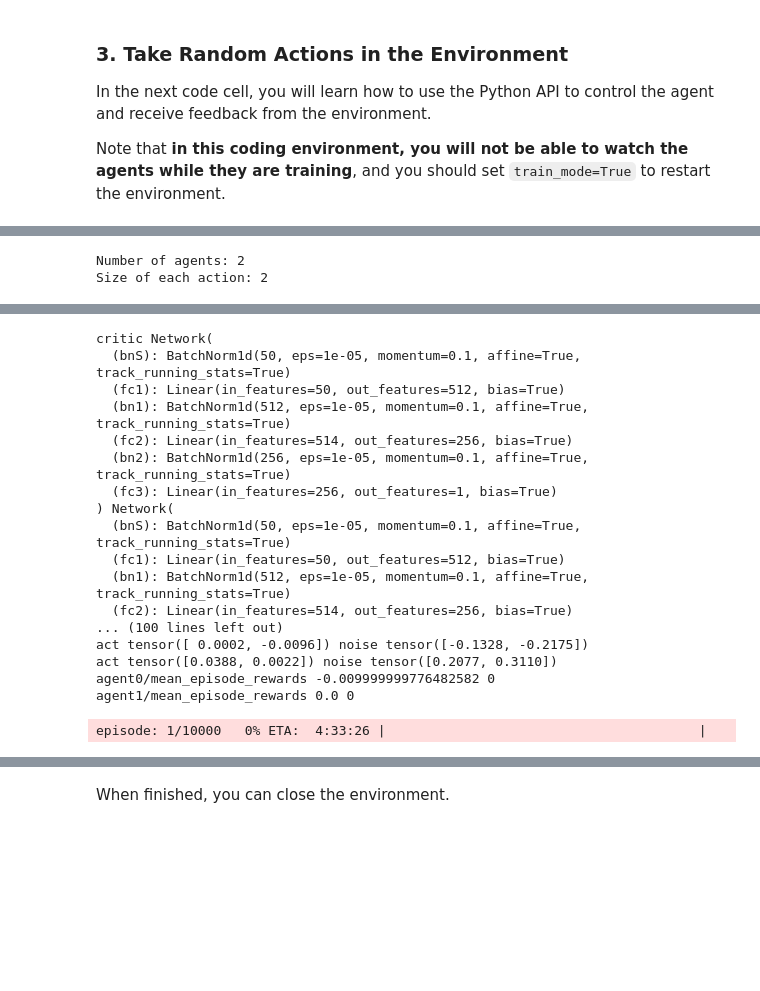
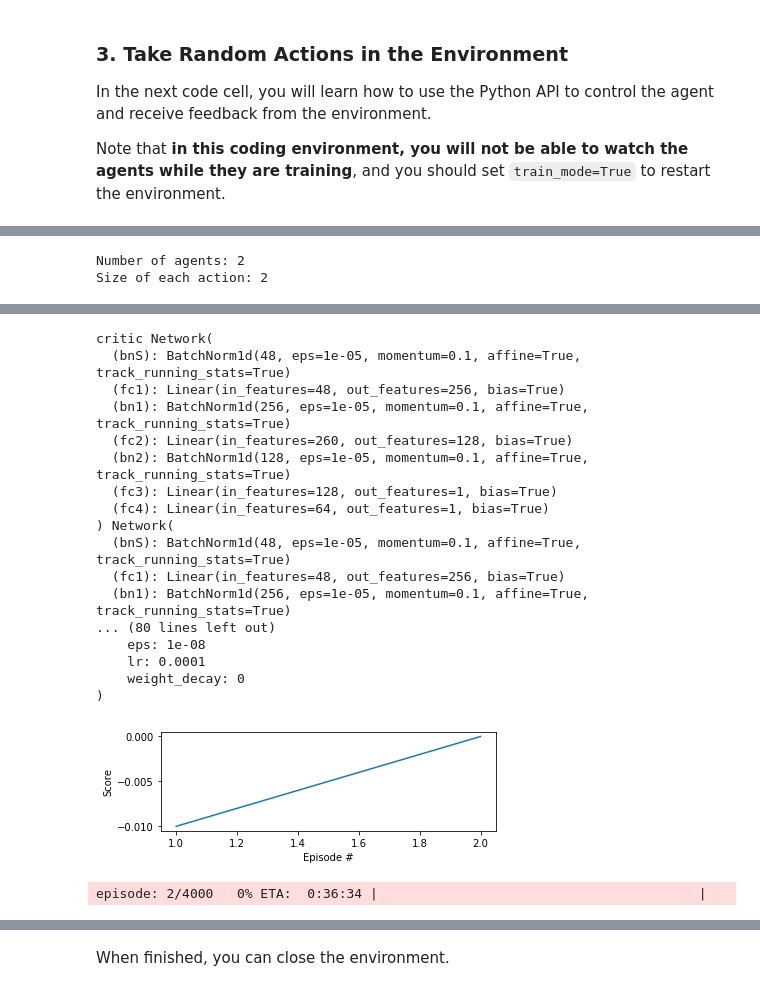
Before and after one commit to AdithyaVenkateshMohan/MADDPG-Tennis-Mlagents, a Jupyter notebook: Tennis.ipynb, the cells around one changed output, grey strips where cells are left out. Drawn from its saved outputs; the diff is of its cells as text; code cells hidden in the pictures; blank space fills up the shorter version.

Commit message:
new and better way implementaion is done and is available in the MultiAgent - workinng but not tested with agent's local observation

```diff
--- a/Tennis.ipynb
+++ b/Tennis.ipynb
@@ -369,9 +384,10 @@ cuda
 import matplotlib.pyplot as plt
 %matplotlib inline
 from buffer import ReplayBuffer
-from maddpg import MADDPG
+#from maddpg import MADDPGuy7
 import torch
 import numpy as np
+np.random.seed(0)
 #from tensorboardX import SummaryWriter
 import os
 from utilities import transpose_list, transpose_to_tensor
@@ -382,7 +398,7 @@ from workspace_utils import keep_awake
 # for saving gif
 import imageio
 
-def seeding(seed=1):
+def seeding(seed=0):
     np.random.seed(seed)
     torch.manual_seed(seed)
 
@@ -397,9 +413,9 @@ def pre_process(entity, batchsize):
         processed_entity.append(c)
     return processed_entity
 
-
+buffer = ReplayBuffer(int(1e4))
 def main():
-    env_info = env.reset(train_mode=False)[brain_name]
+    env_info = env.reset(train_mode=True)[brain_name]
     num_agents = len(env_info.agents)
     print('Number of agents:', num_agents)
 
@@ -417,25 +433,25 @@ def main():
     # number of training episodes.
     # change this to higher number to experiment. say 30000.
 
-    number_of_episodes = 10000
-    update_actor_after = 100
-    update_actor_every = 2
+    number_of_episodes = 4000
+    update_actor_after = 1
+    update_actor_every = 1
     episode_length = 100
-    batchsize = 100
+    batchsize = 128
     # how many episodes to save policy and gif
     save_interval = 1000
     t = 0
 
-    LR_ACTOR = 3e-6
-    LR_CRITIC = 1e-5
+    LR_ACTOR = 1e-4
+    LR_CRITIC = 1e-3
 
     # amplitude of OU noise
     # this slowly decreases to 0
-    noise = 0.8
-    noise_reduction = 0.9995
+    noise = 5.0
+    noise_reduction = 0.999
 
     # how many episodes before update
-    episode_per_update =  1
+    episode_per_update =  2
     no_of_updates_perTime = 1
 
     log_path = os.getcwd()+"/log"
@@ -447,7 +463,7 @@ def main():
     #env = envs.make_parallel_env(parallel_envs)
 
     # keep 5000 episodes worth of replay
-    buffer = ReplayBuffer(int(1000*episode_length))
+    #buffer = ReplayBuffer(int(1000*episode_length))
 
     # initialize policy and critic
     maddpg = MADDPG(state_size , action_size,num_agents = num_agents , lr_actor = LR_ACTOR , lr_critic = LR_CRITIC)
@@ -469,7 +485,7 @@ def main():
 
         timer.update(episode)
 
-        env_info = env.reset(train_mode=False)[brain_name]     # reset the environment
+        env_info = env.reset(train_mode=True)[brain_name]     # reset the environment
         states = env_info.vector_observations                  # get the current state (for each agent)
         scores = np.zeros(num_agents)                          # initialize the score (for each agent)
         reward_this_episode = np.zeros((1, num_agents))
@@ -498,14 +514,16 @@ def main():
             actions = maddpg.act(transpose_to_tensorAsitis(obs), noise=noise, batch = False)
             noise *= noise_reduction
 
-            actions_array = torch.stack(actions).cpu().detach().numpy()
+            actions_for_env = torch.stack(actions).cpu().detach().numpy()
 
             # transpose the list of list
             # flip the first two indices
             # input to step requires the first index to correspond to number of parallel agents
-            actions_for_env = np.rollaxis(actions_array,1)
+            #actions_for_env = np.rollaxis(actions_array,1)
 
             # step forward one frame
+            #print("actions i got ", actions_array,"actions that i am doing" ,actions_for_env)
+
             env_info = env.step(actions_for_env)[brain_name]
 
             next_states = env_info.vector_observations         # get next state (for each agent)
@@ -514,6 +532,7 @@ def main():
             scores += env_info.rewards
 
             rewards_for_env = np.hstack(rewards)
+
 
             obs = states
             obs_full = np.concatenate((states[0], states[1]))
@@ -547,7 +566,14 @@ def main():
 
         if episode % 100 == 0 or episode == number_of_episodes-1:
             avg_rewards = [np.mean(agent0_reward), np.mean(agent1_reward)]
-            plt.plot(avg_rewards)
+            fig = plt.figure()
+            ax = fig.add_subplot(212)
+            plt.plot(np.arange(1, len(scores)+1), scores)
+#             plt.plot(np.arange(1, len(agent0_reward)+1), agent0_reward)
+#             plt.plot(np.arange(1, len(agent1_reward)+1), agent1_reward)
+            plt.ylabel('Score')
+            plt.xlabel('Episode #')
+            plt.show()
             agent0_reward = []
             agent1_reward = []
             for a_i, avg_rew in enumerate(avg_rewards):
@@ -582,18 +608,19 @@ episode: 0/10000   0% ETA:  --:--:-- |                                       |
 critic Network(
-  (bnS): BatchNorm1d(50, eps=1e-05, momentum=0.1, affine=True, track_running_stats=True)
-  (fc1): Linear(in_features=50, out_features=512, bias=True)
-  (bn1): BatchNorm1d(512, eps=1e-05, momentum=0.1, affine=True, track_running_stats=True)
-  (fc2): Linear(in_features=514, out_features=256, bias=True)
-  (bn2): BatchNorm1d(256, eps=1e-05, momentum=0.1, affine=True, track_running_stats=True)
-  (fc3): Linear(in_features=256, out_features=1, bias=True)
+  (bnS): BatchNorm1d(48, eps=1e-05, momentum=0.1, affine=True, track_running_stats=True)
+  (fc1): Linear(in_features=48, out_features=256, bias=True)
+  (bn1): BatchNorm1d(256, eps=1e-05, momentum=0.1, affine=True, track_running_stats=True)
+  (fc2): Linear(in_features=260, out_features=128, bias=True)
+  (bn2): BatchNorm1d(128, eps=1e-05, momentum=0.1, affine=True, track_running_stats=True)
+  (fc3): Linear(in_features=128, out_features=1, bias=True)
+  (fc4): Linear(in_features=64, out_features=1, bias=True)
 ) Network(
-  (bnS): BatchNorm1d(50, eps=1e-05, momentum=0.1, affine=True, track_running_stats=True)
-  (fc1): Linear(in_features=50, out_features=512, bias=True)
-  (bn1): BatchNorm1d(512, eps=1e-05, momentum=0.1, affine=True, track_running_stats=True)
-  (fc2): Linear(in_features=514, out_features=256, bias=True)
-... (100 lines left out)
-act tensor([ 0.0002, -0.0096]) noise tensor([-0.1328, -0.2175])
-act tensor([0.0388, 0.0022]) noise tensor([0.2077, 0.3110])
-agent0/mean_episode_rewards -0.009999999776482582 0
-agent1/mean_episode_rewards 0.0 0
+  (bnS): BatchNorm1d(48, eps=1e-05, momentum=0.1, affine=True, track_running_stats=True)
+  (fc1): Linear(in_features=48, out_features=256, bias=True)
+  (bn1): BatchNorm1d(256, eps=1e-05, momentum=0.1, affine=True, track_running_stats=True)
+... (80 lines left out)
+    eps: 1e-08
+    lr: 0.0001
+    weight_decay: 0
+)
+[figure, added]
-episode: 1/10000   0% ETA:  4:33:26 |                                        |
+episode: 2/4000   0% ETA:  0:36:34 |                                         |
```
Also changed, not shown: parts of 8 cells of this notebook, 16 other files.
